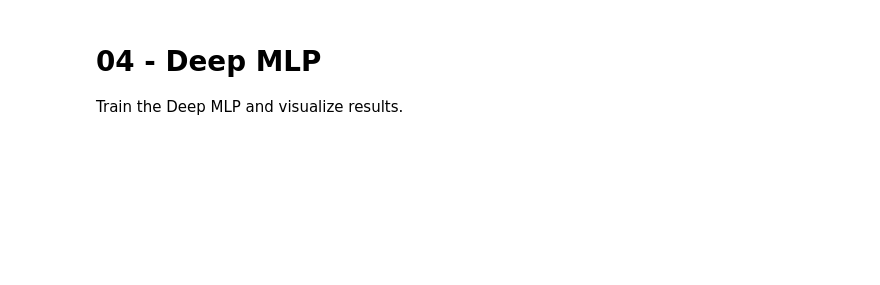
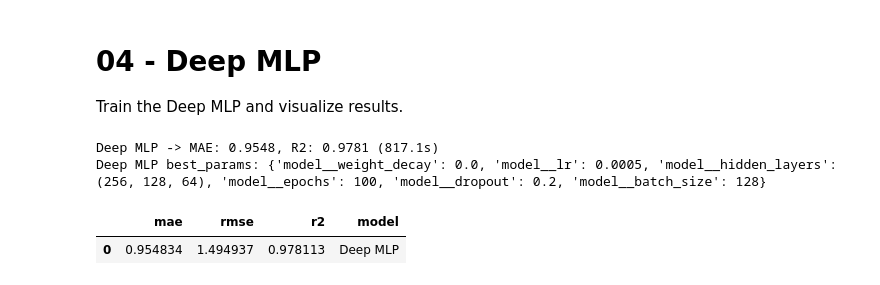
Before and after one commit to Exraay/ml_f1, a Jupyter notebook: notebooks/04_model_mlp.ipynb, the cells around one changed output. Cells and saved outputs as stored; diff of their text form; code cells hidden in the pictures; blank space fills up the shorter version.

```diff
--- a/notebooks/04_model_mlp.ipynb
+++ b/notebooks/04_model_mlp.ipynb
@@ -28,7 +28,7 @@ from contextlib import contextmanager
 
 SEED = 42
 
-SMALL_MODE = True  # toggle for quick iteration
+SMALL_MODE = False  # toggle for quick iteration
 TUNE_MODE = "fast"  # off | fast | full
 SEARCH_VERBOSE = 2  # sklearn CV logging
 SEARCH_N_ITER = None  # only used for randomized search
@@ -164,33 +164,38 @@ base = make_pipeline(
         log_batch_every=MLP_BATCH_LOG_EVERY,
         live_plot_every=MLP_LIVE_PLOT_EVERY,
         hidden_layers=MLP_HIDDEN_LAYERS,
         epochs=MLP_EPOCHS,
         batch_size=MLP_BATCH_SIZE,
         dropout=MLP_DROPOUT,
         lr=MLP_LR,
         weight_decay=MLP_WEIGHT_DECAY,
         device=DEVICE,
     ),
     features,
 )
 model = build_search(
     "Deep MLP",
     base,
     random_state=SEED,
     mode=TUNE_MODE,
     param_grid=MLP_PARAM_GRID,
     n_iter=SEARCH_N_ITER,
     search_verbose=SEARCH_VERBOSE,
 )
 
 if SHOW_CV_TQDM and hasattr(model, "cv"):
     total_fits = estimate_total_fits(model)
     with tqdm_joblib(total_fits, desc="CV fits"):
         metrics, preds, fitted = evaluate_models({"Deep MLP": model}, X_train, y_train, X_val, y_val)
 else:
     metrics, preds, fitted = evaluate_models({"Deep MLP": model}, X_train, y_train, X_val, y_val)
 
 metrics
+# %% [output]
+Deep MLP -> MAE: 0.9548, R2: 0.9781 (817.1s)
+Deep MLP best_params: {'model__weight_decay': 0.0, 'model__lr': 0.0005, 'model__hidden_layers': (256, 128, 64), 'model__epochs': 100, 'model__dropout': 0.2, 'model__batch_size': 128}
+|  | mae | rmse | r2 | model |
+| 0 | 0.954834 | 1.494937 | 0.978113 | Deep MLP |
 # %%
 best = fitted["Deep MLP"].best_estimator_ if hasattr(fitted["Deep MLP"], "best_estimator_") else fitted["Deep MLP"]
 X_trainval = trainval_df[features]
```
Also changed, not shown: parts of 2 cells of this notebook, 3 other files.
